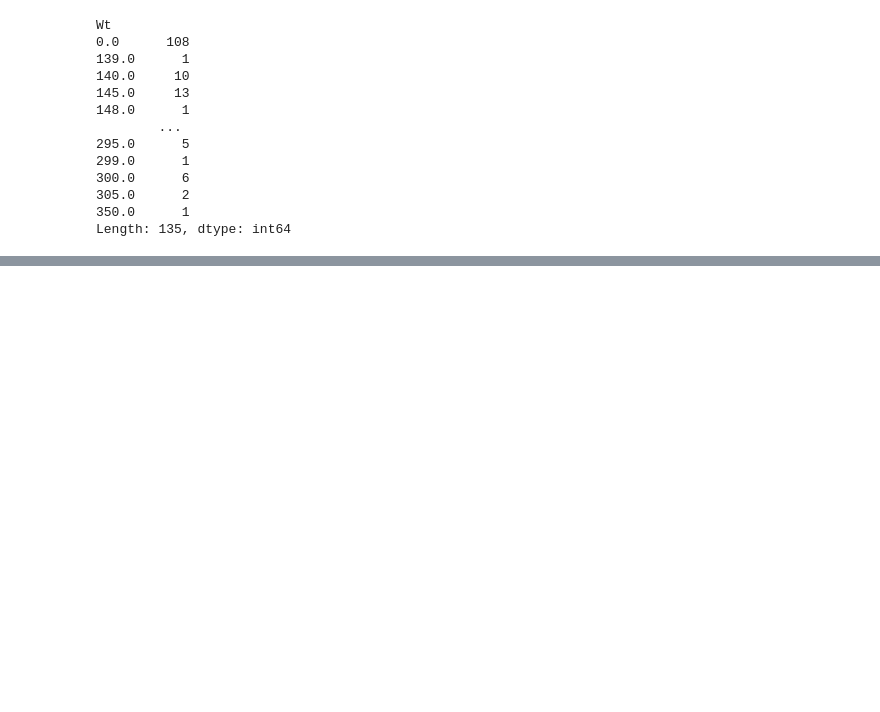
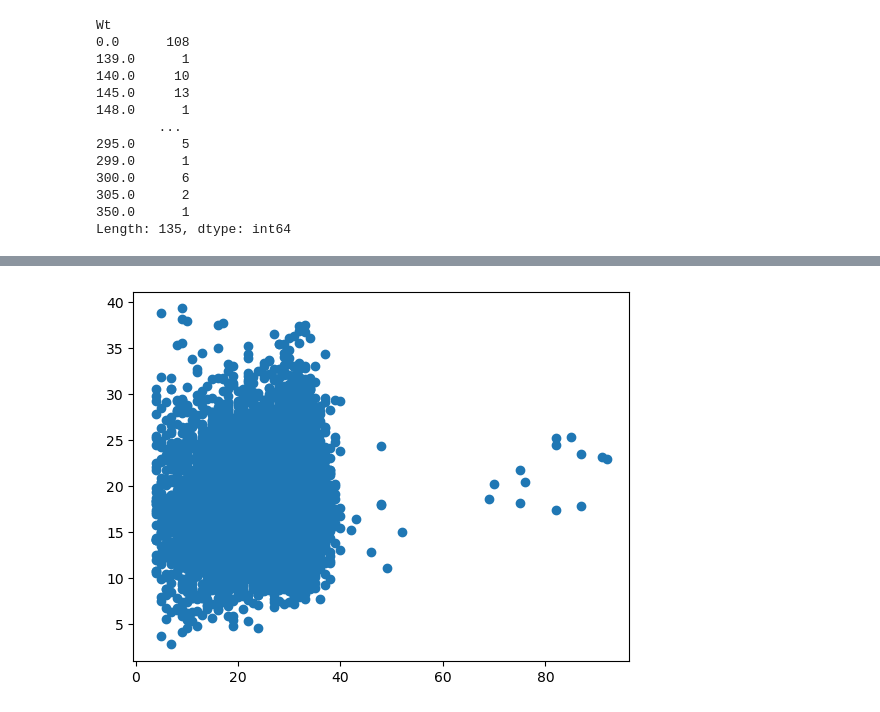
Before and after one commit to zainhoda1/Capstone-project, a Jupyter notebook: Analysis files/Model Execution.ipynb, the cells around one changed output, grey strips where cells are left out. Saved outputs shown, nothing was run; the diff lists cells and outputs as text; code cells hidden in the pictures; blank space fills up the shorter version.

```diff
--- a/Analysis files/Model Execution.ipynb
+++ b/Analysis files/Model Execution.ipynb
@@ -555,0 +544,5 @@ Fails 0.40150093808630394 0.3902439024390244
+# %%
+plt.scatter(df['games'], df['X.Poss'])
+plt.show()
+# %% [output]
+[figure, added]
```
Also changed, not shown: parts of 6 cells of this notebook.
